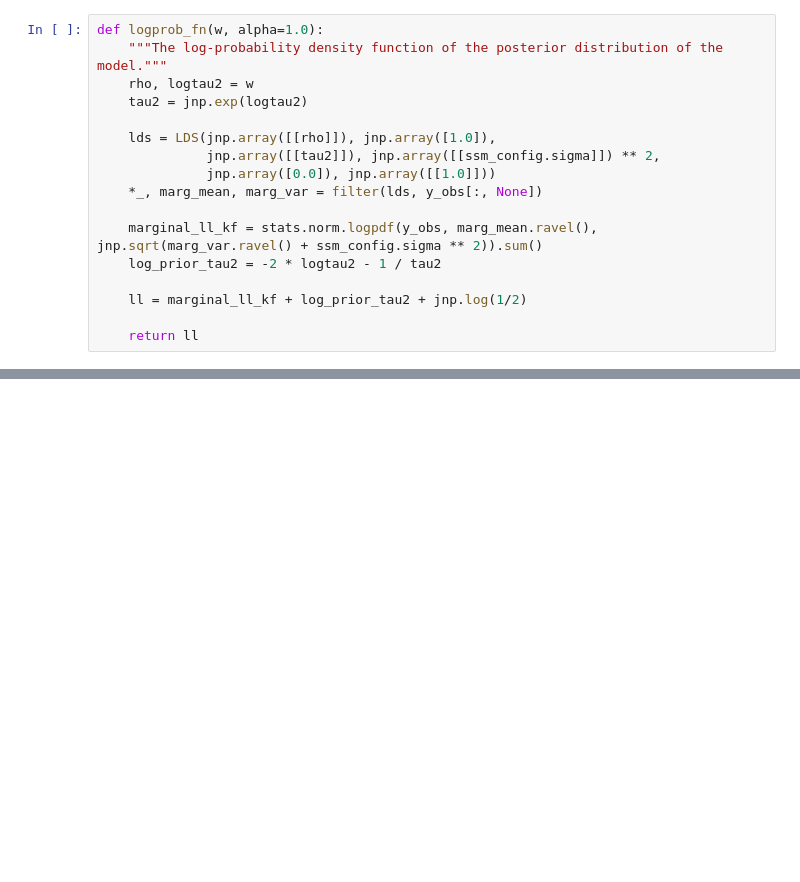
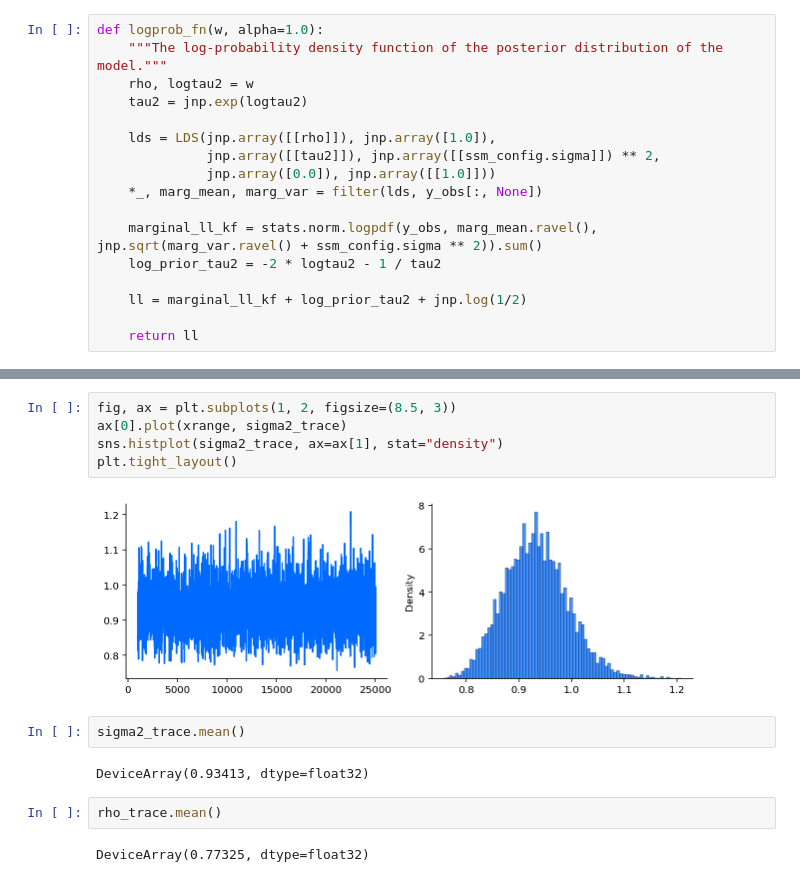
Before and after one commit to gerdm/misc, a Jupyter notebook: 2022-04/advanced-computational-methods.ipynb, the cells around one changed output, grey strips where cells are left out. Drawn from its saved outputs; the diff is of its cells as text; blank space fills up the shorter version.

```diff
--- a/2022-04/advanced-computational-methods.ipynb
+++ b/2022-04/advanced-computational-methods.ipynb
@@ -378,0 +360,15 @@ plt.plot(states.position[burnin:, 0])
+# %%
+fig, ax = plt.subplots(1, 2, figsize=(8.5, 3))
+ax[0].plot(xrange, sigma2_trace)
+sns.histplot(sigma2_trace, ax=ax[1], stat="density")
+plt.tight_layout()
+# %% [output]
+[figure, added]
+# %%
+sigma2_trace.mean()
+# %% [output]
+DeviceArray(0.93413, dtype=float32)
+# %%
+rho_trace.mean()
+# %% [output]
+DeviceArray(0.77325, dtype=float32)
```
Also changed, not shown: parts of 9 cells of this notebook.
